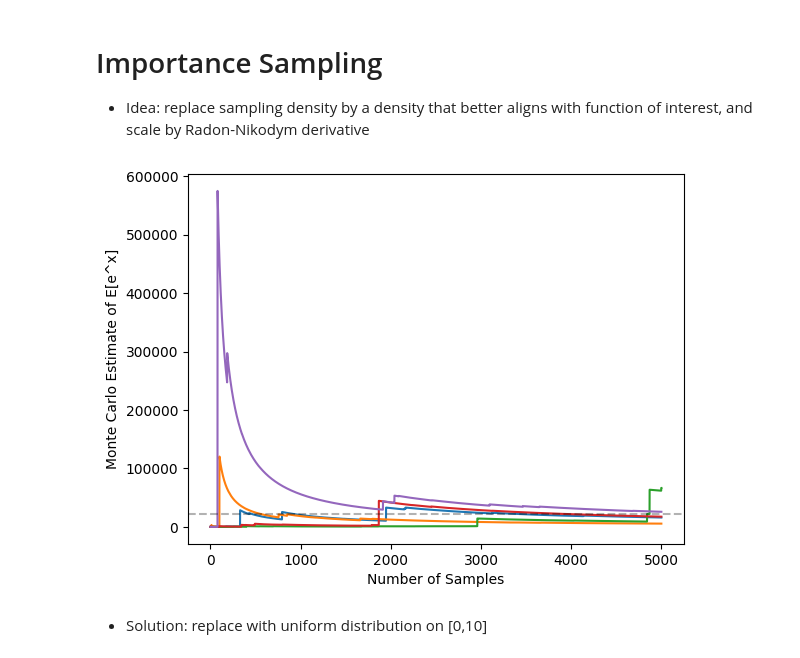
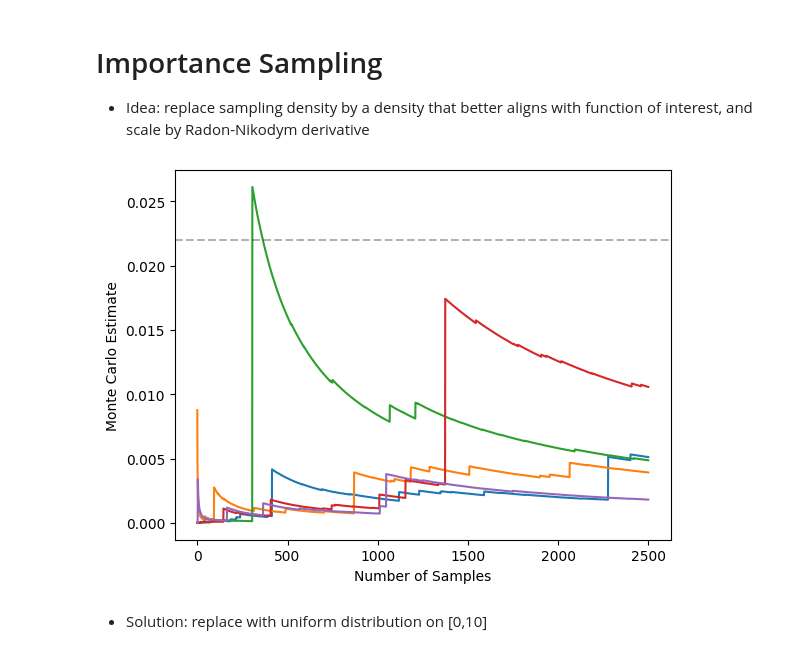
Before and after one commit to tuphs28/MLMI-Notes, a Jupyter notebook: CSML/monte_carlo_methods.ipynb, the cells around one changed output. Cells and saved outputs as stored; diff of their text form; code cells hidden in the pictures.

```diff
--- a/CSML/monte_carlo_methods.ipynb
+++ b/CSML/monte_carlo_methods.ipynb
@@ -25,5 +42,5 @@ plt.plot(x_range, p(x_range))
 # %%
-max_N = 1000
+max_N = 2500
 f = lambda x: x
 samples = []
 mc_estimates = []
@@ -41,6 +62,6 @@ plt.show()
 # %%
 num_examples = 5
-max_N = 1000
+max_N = 2500
 f = lambda x: x
 for K in range(num_examples):
     samples = []
@@ -88,20 +109,20 @@ plt.show()
 # %%
 num_examples = 5
 f = lambda x: 0.000001*np.exp(2*x)
-max_N = 5000
+max_N = 2500
 for K in range(num_examples):
     samples = []
     mc_estimates = []
     for N in range(1,max_N + 1):
         samples.append(sample_truncated_exponential())
         mc_estimates.append(sum(f(x) for x in samples) / len(samples))
     plt.plot(mc_estimates)
-plt.axhline(np.exp(10)-1, linestyle="dashed", color="black", alpha=0.3)
-plt.ylabel("Monte Carlo Estimate of E[e^x]")
+plt.axhline(0.000001*(np.exp(10)-1), linestyle="dashed", color="black", alpha=0.3)
+plt.ylabel("Monte Carlo Estimate")
 plt.xlabel("Number of Samples")
 plt.show()
 # %% [output]
-[figure, old version]
+[figure, new version]
 # %% [markdown]
 - Solution: replace with uniform distribution on [0,10]
 # %%
```
Also changed, not shown: parts of 13 cells of this notebook, 17 other files.
